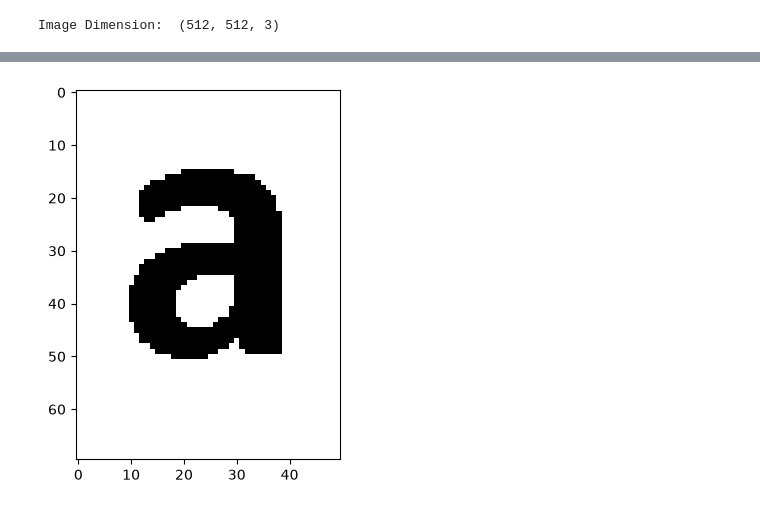
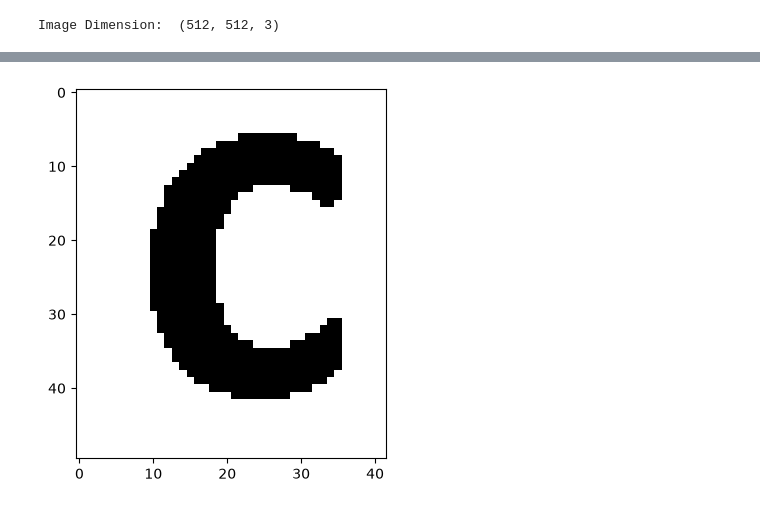
Before and after one commit to Joberto14/tarea1RDP, a Jupyter notebook: tarea1.ipynb, the cells around one changed output, grey strips where cells are left out. Cells and saved outputs as stored; diff of their text form; code cells hidden in the pictures.

```diff
--- a/tarea1.ipynb
+++ b/tarea1.ipynb
@@ -47,9 +76,9 @@ letras.append(letra1)
 # %%
 #           v  -  h
-letra3 = img[150:220,40:90,:]
+letra = img[420:470,470:512,:]
 
 plt.figure()
-plt.imshow(letra3)
+plt.imshow(letra)
 plt.show()
 # %% [output]
-[figure, old version]
+[figure, new version]
```
Also changed, not shown: parts of 1 cell of this notebook.
